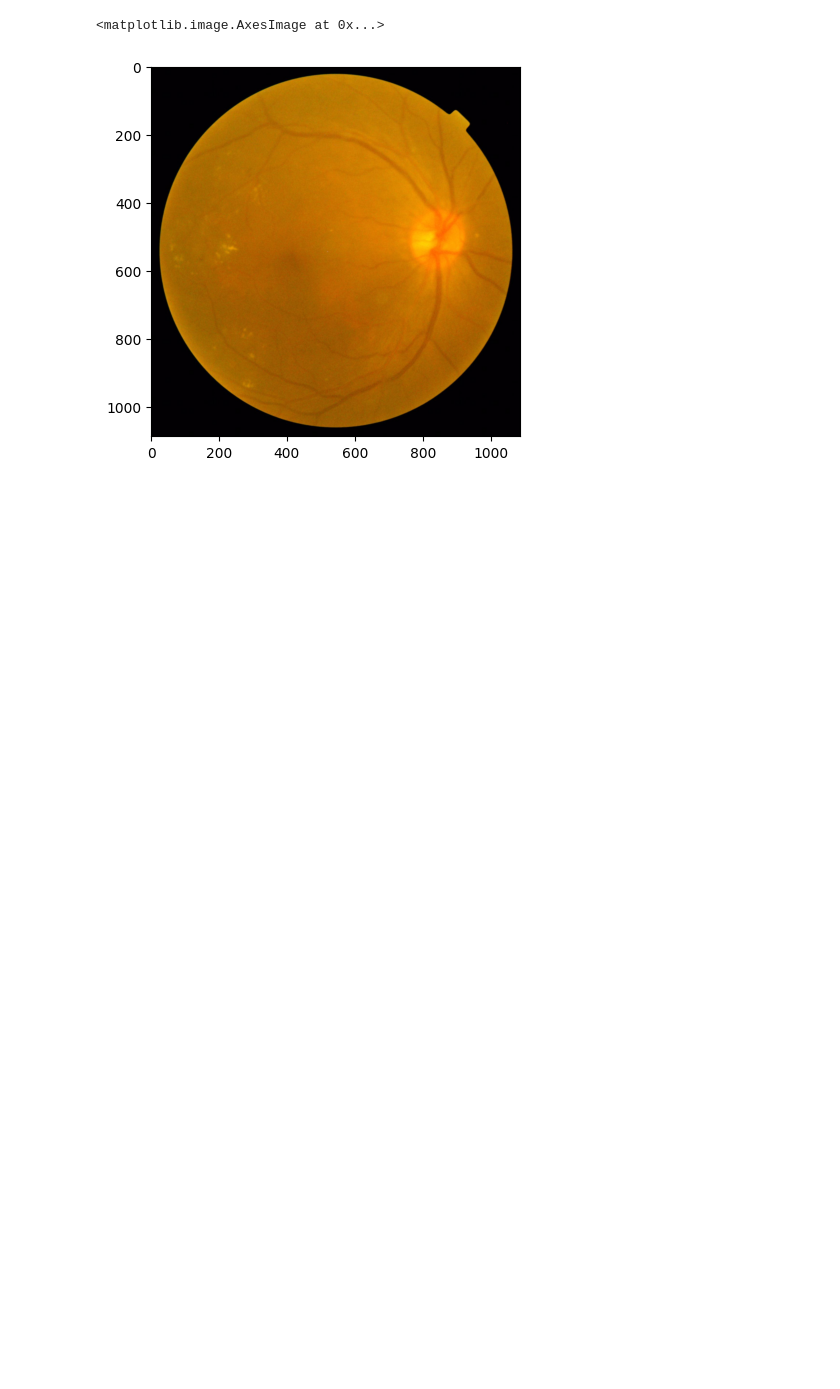
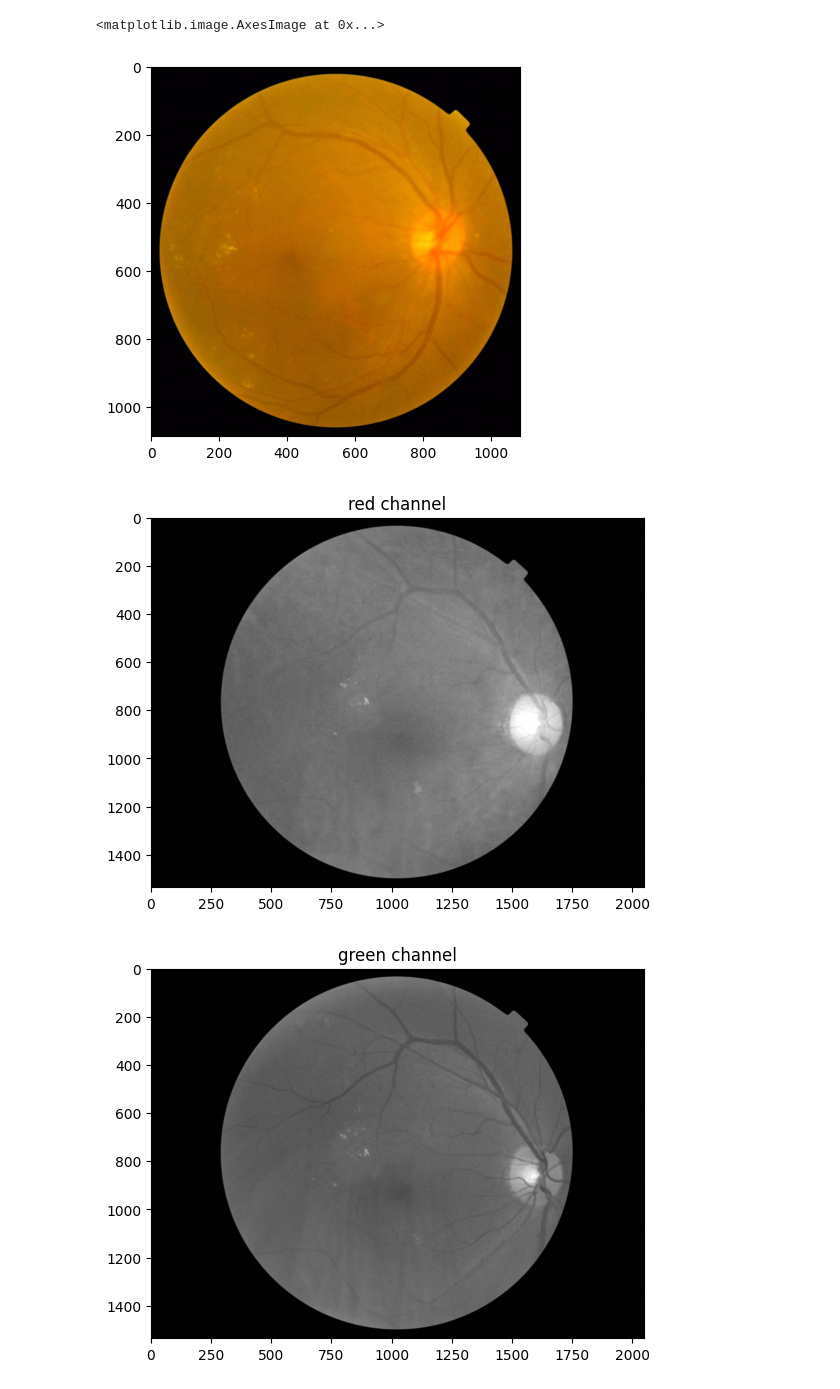
Before and after one commit to SiyungCho/Diabetic-Retinopathy-Detection, a Jupyter notebook: preprocessing.ipynb, the cells around one changed output. Saved outputs shown, nothing was run; the diff lists cells and outputs as text; code cells hidden in the pictures; blank space fills up the shorter version.

Commit message:
green channel

```diff
--- a/preprocessing.ipynb
+++ b/preprocessing.ipynb
@@ -14,7 +12,7 @@ WARNING:tensorflow:From c:\Users\olael\anaconda3\envs\qmind\Lib\site-packages\ke
 ## read data
 path = "../train/image/"
 image_files = os.listdir(path)
-x_train = [cv2.imread(os.path.join(path, file), cv2.IMREAD_COLOR) for file in image_files]
+x_train = [cv2.cvtColor(cv2.imread(os.path.join(path, file), cv2.IMREAD_COLOR), cv2.COLOR_BGR2RGB) for file in image_files]
 # %%
 ## images have different sizes, options: padding to max size, resize
 ## we probably need the circle to stay circle, so padding is better
@@ -124,3 +107,20 @@ plt.imshow(cv2.cvtColor(x_train_resized[130], cv2.COLOR_BGR2RGB))
 [figure]
 <matplotlib.image.AxesImage at 0x...>
 [figure]
+# %%
+## many researches used the green channel only as it has the best contrast
+# explore the green channel
+plt.imshow(x_train[230][:, :, 0], cmap='gray')
+plt.title("red channel")
+plt.show()
+plt.imshow(x_train[230][:, :, 1], cmap='gray')
+plt.title("green channel")
+plt.show()
+plt.imshow(x_train[230][:, :, 2], cmap='gray')
+plt.title("blue channel")
+plt.show()
+# notice the green channel has the best contrast
+x_train_green = x_train_resized[:,:,:,1]
+# %% [output]
+[figure, added]
+[figure, added]
```
Also changed, not shown: parts of 4 cells of this notebook.
